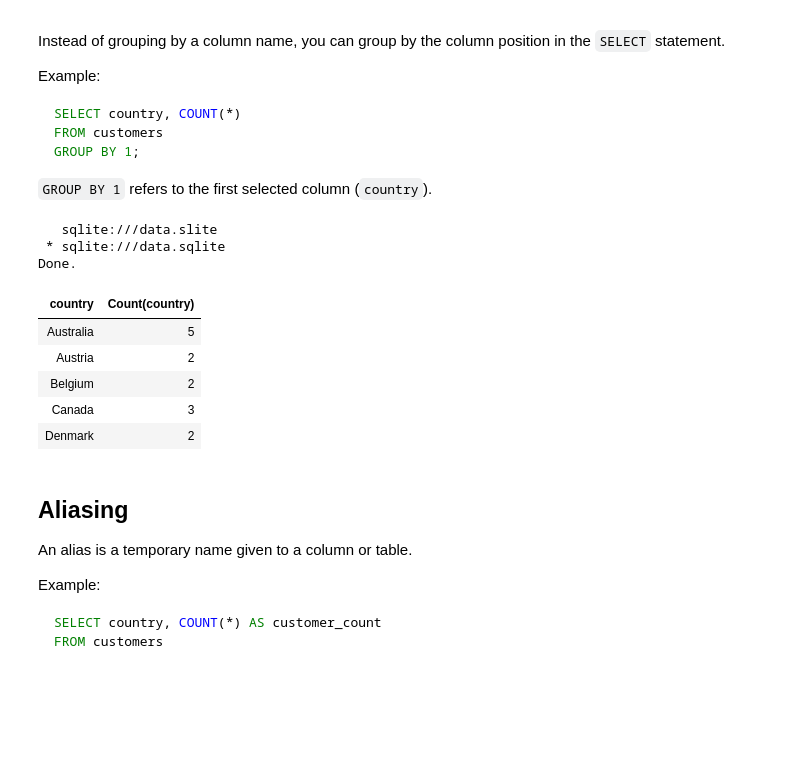
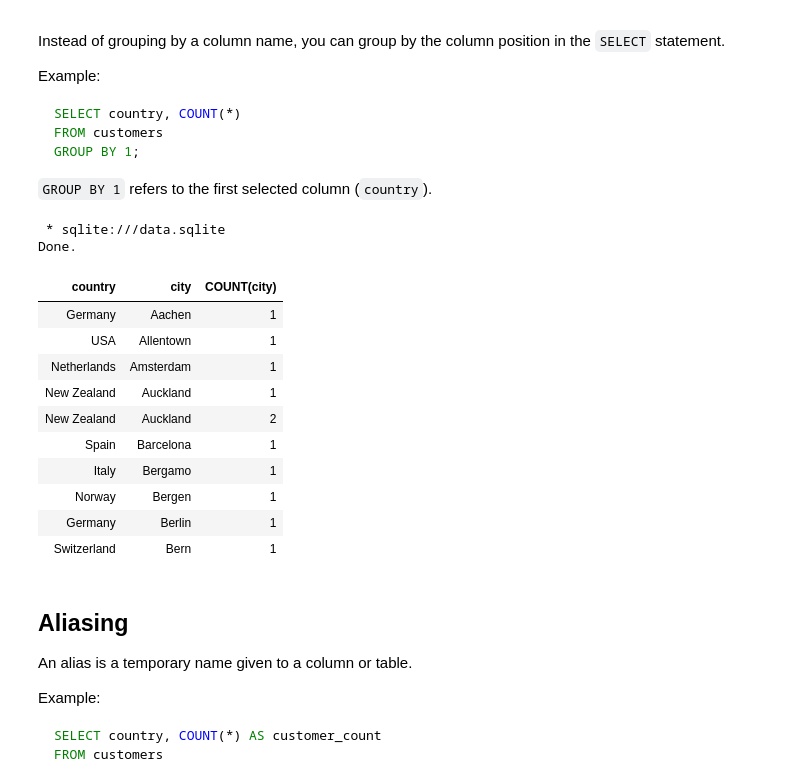
Before and after one commit to karusamuel/sql_grouping_and_ordering, a Jupyter notebook: index.ipynb, the cells around one changed output. Drawn from its saved outputs; the diff is of its cells as text; code cells hidden in the pictures; blank space fills up the shorter version.

```diff
--- a/index.ipynb
+++ b/index.ipynb
@@ -128,19 +198,23 @@ GROUP BY 1;
 `GROUP BY 1` refers to the first selected column (`country`).
 # %%
 %%sql
-SELECT country,Count(country)
+SELECT country,city,COUNT(city)
 FROM customers
-GROUP BY 1 LIMIT 5;
+GROUP BY 2 LIMIT 10;
 # %% [output]
-   sqlite:///data.slite
  * sqlite:///data.sqlite
 Done.
-| country | Count(country) |
-| Australia | 5 |
-| Austria | 2 |
-| Belgium | 2 |
-| Canada | 3 |
-| Denmark | 2 |
+| country | city | COUNT(city) |
+| Germany | Aachen | 1 |
+| USA | Allentown | 1 |
+| Netherlands | Amsterdam | 1 |
+| New Zealand | Auckland | 1 |
+| New Zealand | Auckland | 2 |
+| Spain | Barcelona | 1 |
+| Italy | Bergamo | 1 |
+| Norway | Bergen | 1 |
+| Germany | Berlin | 1 |
+| Switzerland | Bern | 1 |
 # %% [markdown]
 ## Aliasing
 
```
Also changed, not shown: parts of 36 cells of this notebook.
